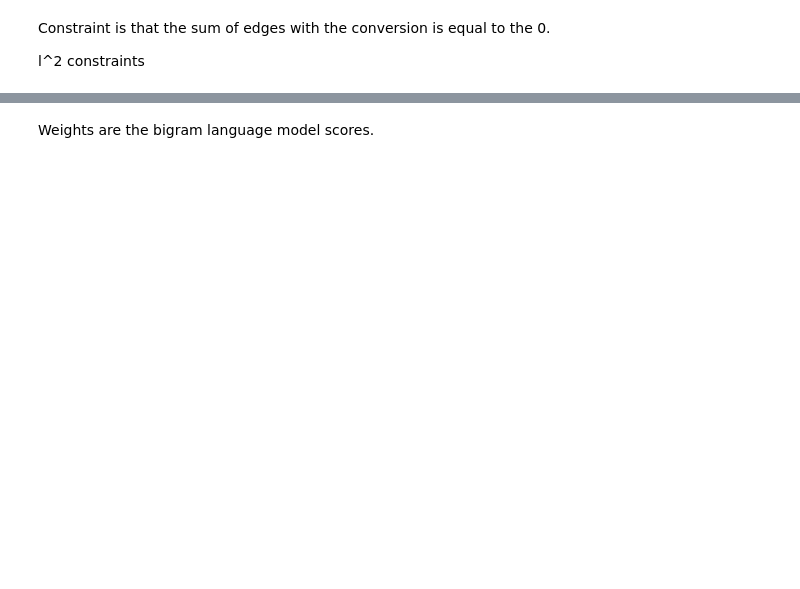
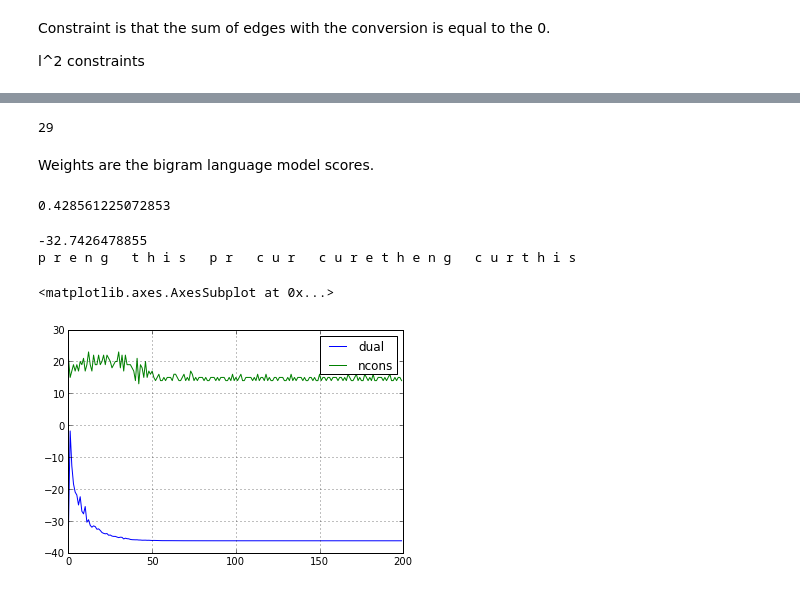
Before and after one commit to srush/PyDecode, a Jupyter notebook: notebooks/decipher.ipynb, the cells around one changed output, grey strips where cells are left out. Drawn from its saved outputs; the diff is of its cells as text; code cells hidden in the pictures; blank space fills up the shorter version.

```diff
--- a/notebooks/decipher.ipynb
+++ b/notebooks/decipher.ipynb
@@ -73,0 +96,5 @@ for l in letters:
+# %%
+def build_ngram_weights(edge):
+    return math.log(lm.prob(edge.letter, edge.prevletter))
+weights2 = hyper.Weights(hyper2, build_ngram_weights)
+constraints2 = build_constraints(hyper2, ciphertext2)
@@ -73,0 +128,5 @@ for l in letters:
+# %%
+for d in duals:
+    for cons in d.constraints:
+        print cons,
+    print
@@ -74,2 +151,30 @@ for l in letters:
+# %%
+print len(duals)
+# %% [output]
+29
 # %% [markdown]
 Weights are the bigram language model scores.
+# %%
+lm.prob("e","h")
+# %% [output]
+0.428561225072853
+# %%
+path2, _ = hyper.best_path(hyper2, weights2)
+print weights2.dot(path2)
+for edge in path2.edges:
+    print hyper2.label(edge).letter,
+# %% [output]
+-32.7426478855
+p r e n g   t h i s   p r   c u r   c u r e t h e n g   c u r t h i s
+# %%
+path2, duals = hyper.best_constrained(hyper2, weights2, constraints2)
+# print weights2.dot(path2)
+# for edge in path2.edges:
+#     print hyper2.label(edge).letter,
+# %%
+df = pd.DataFrame(data = {"dual": [d.dual for d in duals],
+                          "ncons": [len(d.constraints) for d in duals]}, index = range(len(duals)))
+df.plot()
+# %% [output]
+<matplotlib.axes.AxesSubplot at 0x...>
+[figure, added]
```
Also changed, not shown: parts of 24 cells of this notebook, 17 other files.
